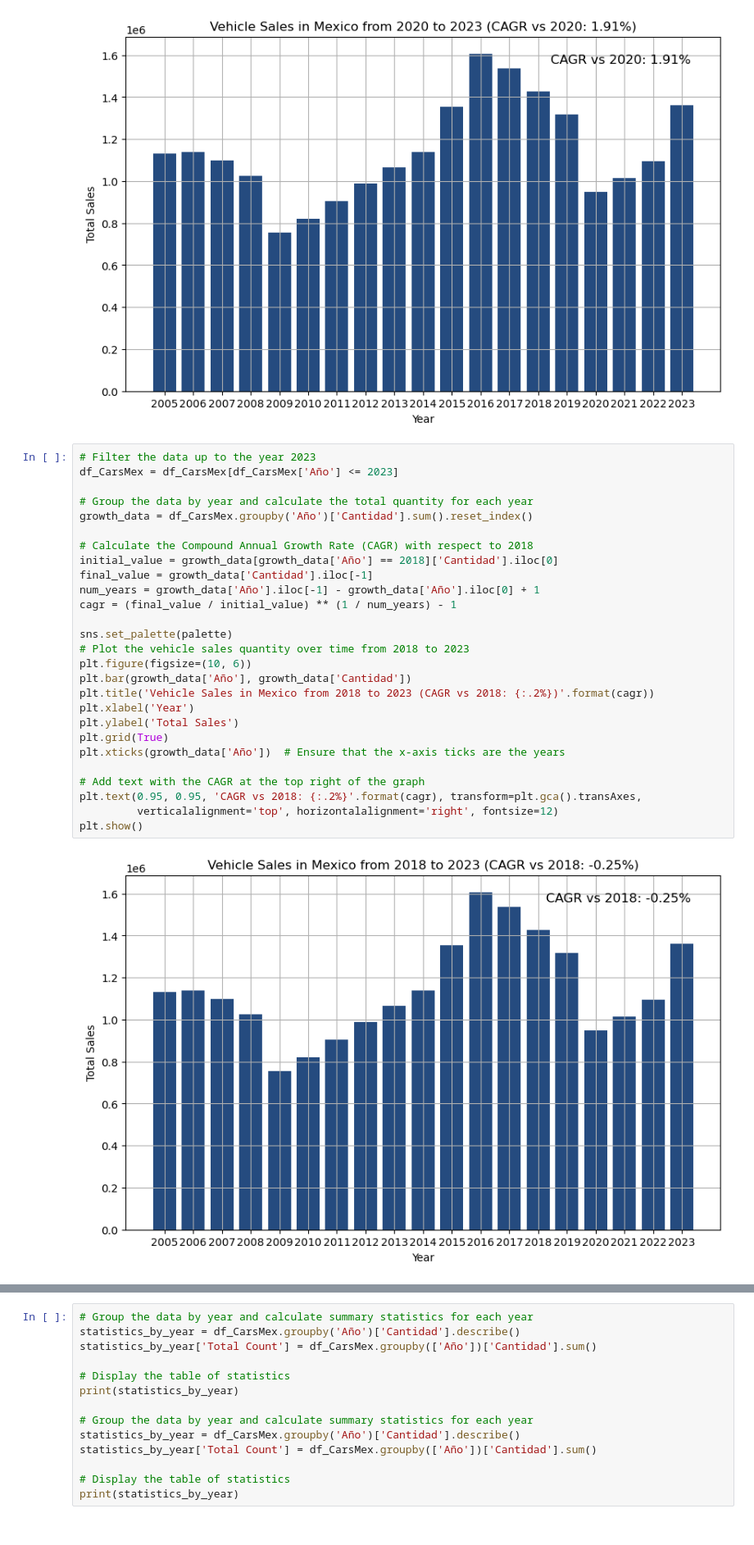
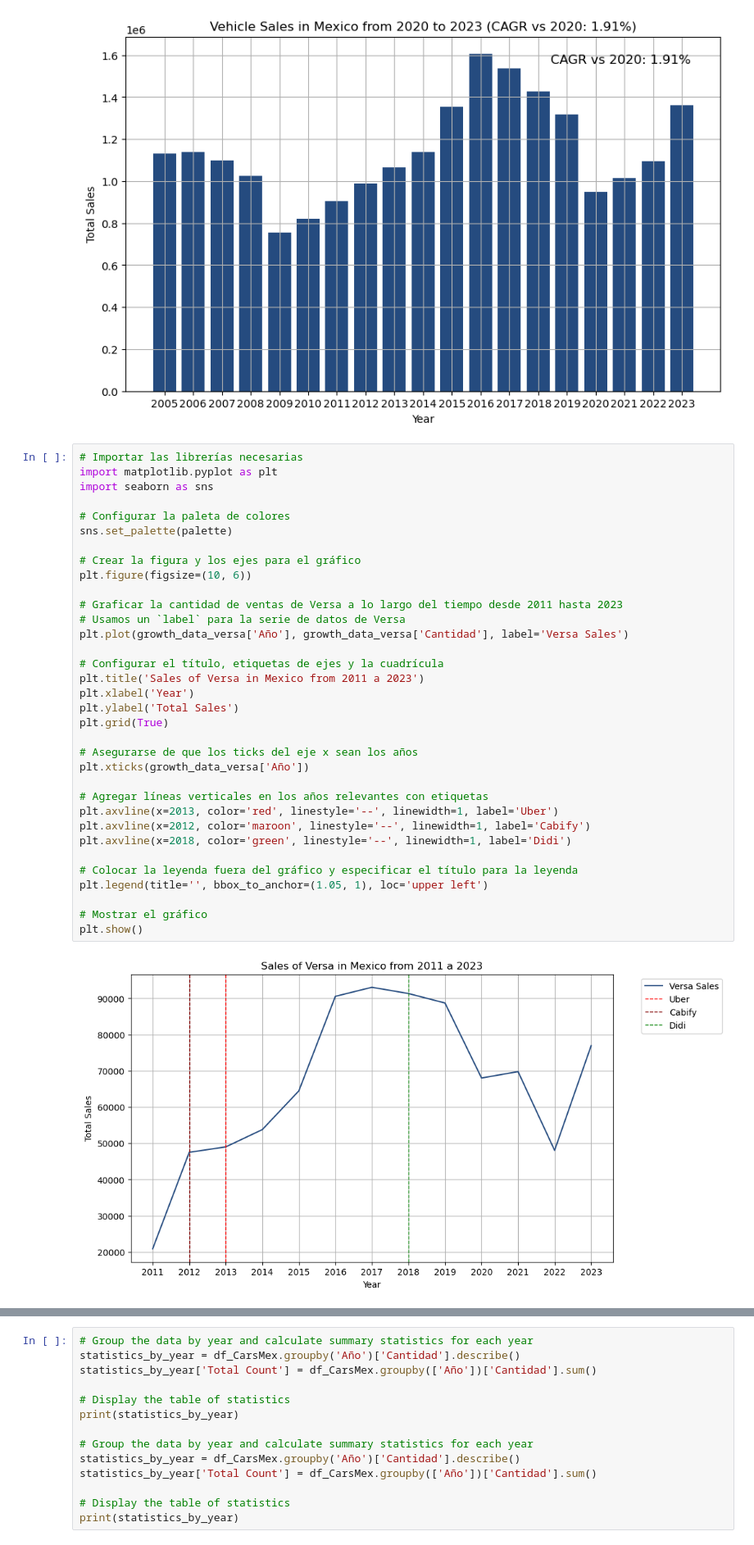
Before and after one commit to AngelesVillagrana/Project-1, a Jupyter notebook: Project-1-Car-Sales.ipynb, the cells around one changed output, grey strips where cells are left out. Shown at 82% size. Cells and saved outputs as stored; diff of their text form.

```diff
--- a/Project-1-Car-Sales.ipynb
+++ b/Project-1-Car-Sales.ipynb
@@ -561,32 +561,39 @@ plt.text(0.95, 0.95, 'CAGR vs 2020: {:.2%}'.format(cagr), transform=plt.gca().tr
 plt.show()
 # %% [output]
 [figure]
-# %%
-# Filter the data up to the year 2023
-df_CarsMex = df_CarsMex[df_CarsMex['Año'] <= 2023]
-
-# Group the data by year and calculate the total quantity for each year
-growth_data = df_CarsMex.groupby('Año')['Cantidad'].sum().reset_index()
-
-# Calculate the Compound Annual Growth Rate (CAGR) with respect to 2018
-initial_value = growth_data[growth_data['Año'] == 2018]['Cantidad'].iloc[0]
-final_value = growth_data['Cantidad'].iloc[-1]
-num_years = growth_data['Año'].iloc[-1] - growth_data['Año'].iloc[0] + 1
-cagr = (final_value / initial_value) ** (1 / num_years) - 1
-
-sns.set_palette(palette)
-# Plot the vehicle sales quantity over time from 2018 to 2023
-plt.figure(figsize=(10, 6))
-plt.bar(growth_data['Año'], growth_data['Cantidad'])
-plt.title('Vehicle Sales in Mexico from 2018 to 2023 (CAGR vs 2018: {:.2%})'.format(cagr))
-plt.xlabel('Year')
-plt.ylabel('Total Sales')
-plt.grid(True)
-plt.xticks(growth_data['Año'])  # Ensure that the x-axis ticks are the years
-
-# Add text with the CAGR at the top right of the graph
-plt.text(0.95, 0.95, 'CAGR vs 2018: {:.2%}'.format(cagr), transform=plt.gca().transAxes,
-         verticalalignment='top', horizontalalignment='right', fontsize=12)
-plt.show()
-# %% [output]
-[figure, removed]
+# %%
+# Importar las librerías necesarias
+import matplotlib.pyplot as plt
+import seaborn as sns
+
+# Configurar la paleta de colores
+sns.set_palette(palette)
+
+# Crear la figura y los ejes para el gráfico
+plt.figure(figsize=(10, 6))
+
+# Graficar la cantidad de ventas de Versa a lo largo del tiempo desde 2011 hasta 2023
+# Usamos un `label` para la serie de datos de Versa
+plt.plot(growth_data_versa['Año'], growth_data_versa['Cantidad'], label='Versa Sales')
+
+# Configurar el título, etiquetas de ejes y la cuadrícula
+plt.title('Sales of Versa in Mexico from 2011 a 2023')
+plt.xlabel('Year')
+plt.ylabel('Total Sales')
+plt.grid(True)
+
+# Asegurarse de que los ticks del eje x sean los años
+plt.xticks(growth_data_versa['Año'])
+
+# Agregar líneas verticales en los años relevantes con etiquetas
+plt.axvline(x=2013, color='red', linestyle='--', linewidth=1, label='Uber')
+plt.axvline(x=2012, color='maroon', linestyle='--', linewidth=1, label='Cabify')
+plt.axvline(x=2018, color='green', linestyle='--', linewidth=1, label='Didi')
+
+# Colocar la leyenda fuera del gráfico y especificar el título para la leyenda
+plt.legend(title='', bbox_to_anchor=(1.05, 1), loc='upper left')
+
+# Mostrar el gráfico
+plt.show()
+# %% [output]
+[figure, added]
```
Also changed, not shown: parts of 8 cells of this notebook.
